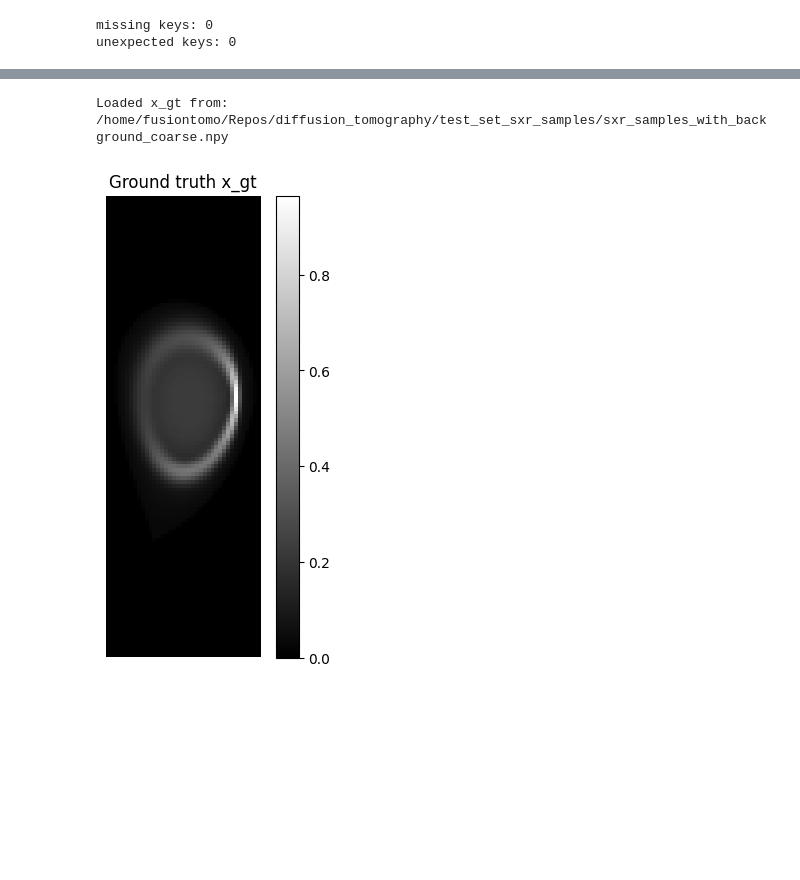
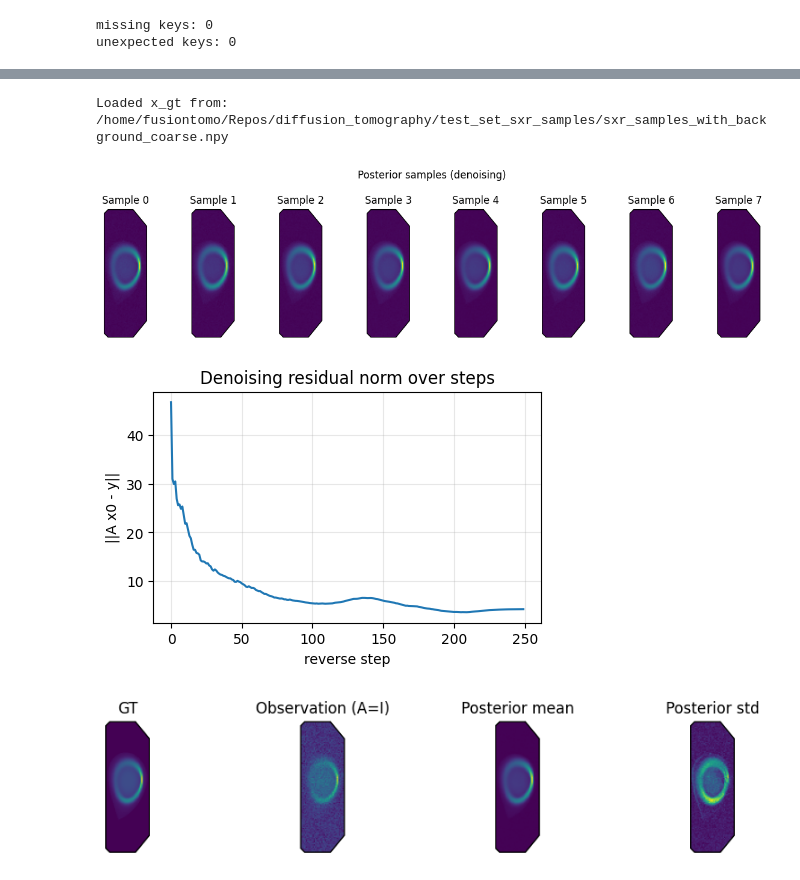
Before and after one commit to HaouchatY/diffusion_tomography, a Jupyter notebook: sampling.ipynb, the cells around one changed output, grey strips where cells are left out. Drawn from its saved outputs; the diff is of its cells as text; code cells hidden in the pictures; blank space fills up the shorter version.

Commit message:
mask, separate notebooks, normalization procedure, rdd

```diff
--- a/sampling.ipynb
+++ b/sampling.ipynb
@@ -421,35 +76,81 @@ show_samples(prior_samples[:8], title="Prior samples")
 # %%
 # ------------------------------
 #  Build a ground-truth image x_gt
 # ------------------------------
 # Option A: load one training-like SXR profile from your local dataset path.
 # Option B (fallback): use one prior sample as synthetic x_gt.
 
-sample_idx = 2#122
+sample_idx = 2 #122
 candidate_paths = [
     Path(f"/home/fusiontomo/Repos/diffusion_tomography/test_set_sxr_samples/sxr_samples_with_background_coarse.npy"),
     Path(f"../../data/sxr_data/sxr_profiles_coarse/sxr_sample_{sample_idx}.npy"),
     Path(f"data/sxr_data/sxr_profiles_coarse/sxr_sample_{sample_idx}.npy"),
 ]
 
 x_gt = None
 for p in candidate_paths:
     if p.exists():
         x_np = np.load(p)[sample_idx]
         x_gt = torch.from_numpy(x_np).float().to(device).view(1, 1, H, W)
         print(f"Loaded x_gt from: {p}")
         break
 
 if x_gt is None:
     x_gt = prior_samples[:1].clone()
     print("No local sxr_sample_*.npy found. Using first prior sample as x_gt fallback.")
 
-plt.figure(figsize=(4, 6))
-plt.imshow(x_gt[0, 0].detach().cpu(), cmap="gray")
-plt.colorbar()
-plt.title("Ground truth x_gt")
-plt.axis("off")
+# ------------------------------
+#  Posterior sampling: denoising (A = I)
+# ------------------------------
+
+n = H * W
+A_denoise = torch.eye(n, device=device)
+
+sigma_y_denoise = 0.05
+y_denoise = x_gt.flatten() + sigma_y_denoise * torch.randn(n, device=device)
+
+posterior_denoise, denoise_residuals, diffusion_process = sample_posterior_diffpir(
+    model=model,
+    schedule=schedule,
+    A=A_denoise,
+    y=y_denoise,
+    image_shape=(1, H, W),
+    num_samples=8,
+    num_inference_steps=250,
+    zeta=0.6,
+    sigma_y=sigma_y_denoise,
+    lambda_=3000,
+    clip_range=None,
+)
+
+show_samples(posterior_denoise[:8], title="Posterior samples (denoising)")
+
+plt.figure(figsize=(5, 3))
+plt.plot(denoise_residuals)
+plt.title("Denoising residual norm over steps")
+plt.xlabel("reverse step")
+plt.ylabel("||A x0 - y||")
+plt.grid(True, alpha=0.3)
 plt.show()
+
+# Compare denoising result: GT vs observation vs posterior stats
+post_mean_denoise = posterior_denoise.mean(dim=0, keepdim=True)
+post_std_denoise = posterior_denoise.std(dim=0, keepdim=True)
+
+summary = torch.stack([
+    x_gt[0, 0],
+    y_denoise.view(H, W),
+    post_mean_denoise[0, 0],
+    post_std_denoise[0, 0],
+])
+show_samples(
+    summary,
+    titles=["GT", "Observation (A=I)", "Posterior mean", "Posterior std"],
+    ncols=4,
+    figsize=(10, 2),
+)
 # %% [output]
 Loaded x_gt from: /home/fusiontomo/Repos/diffusion_tomography/test_set_sxr_samples/sxr_samples_with_background_coarse.npy
-[figure, old version]
+[figure, new version]
+[figure, added]
+[figure, added]
```
Also changed, not shown: parts of 30 cells of this notebook, 11 other files.
